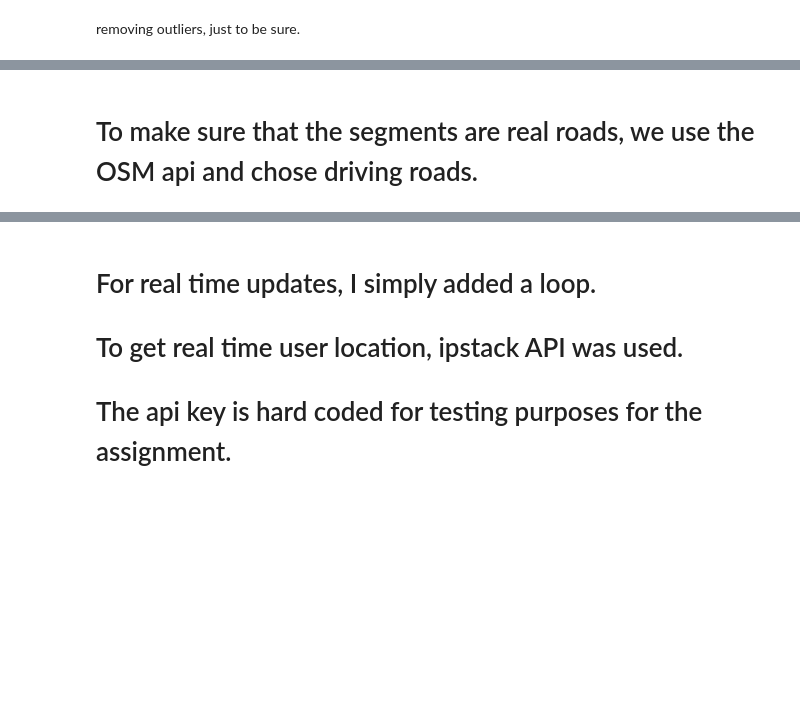
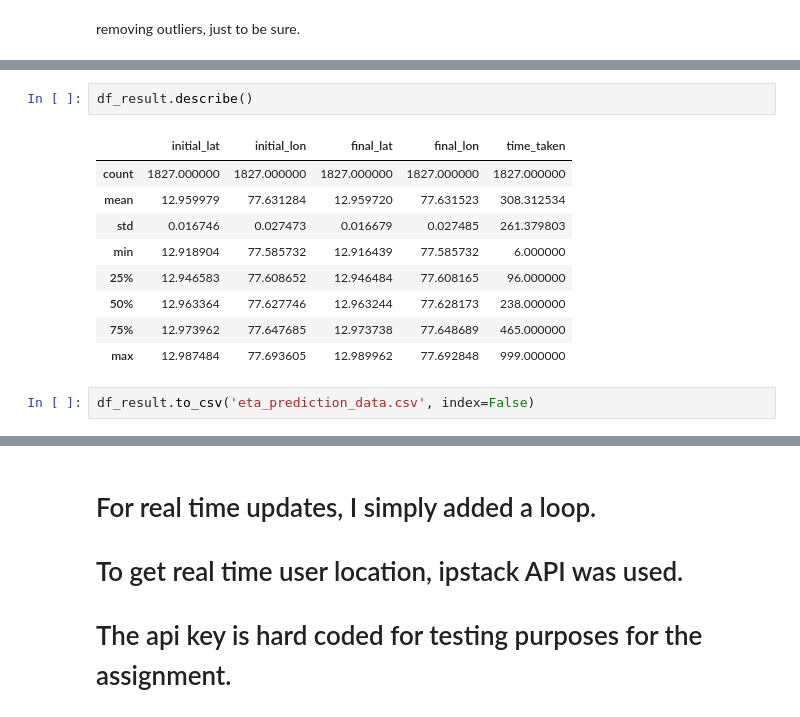
Before and after one commit to 0harjot0/ETA-prediction-at-a-segment-level, a Jupyter notebook: maps.ipynb, the cells around one changed output, grey strips where cells are left out. Cells and saved outputs as stored; diff of their text form; blank space fills up the shorter version.

```diff
--- a/maps.ipynb
+++ b/maps.ipynb
@@ -290,2 +183,14 @@ Estimated Time of Arrival (ETA) between the two locations: 16.869999999999997 mi
-# %% [markdown]
-# To make sure that the segments are real roads, we use the OSM api and chose driving roads.
+# %%
+df_result.describe()
+# %% [output]
+|  | initial_lat | initial_lon | final_lat | final_lon | time_taken |
+| count | 1827.000000 | 1827.000000 | 1827.000000 | 1827.000000 | 1827.000000 |
+| mean | 12.959979 | 77.631284 | 12.959720 | 77.631523 | 308.312534 |
+| std | 0.016746 | 0.027473 | 0.016679 | 0.027485 | 261.379803 |
+| min | 12.918904 | 77.585732 | 12.916439 | 77.585732 | 6.000000 |
+| 25% | 12.946583 | 77.608652 | 12.946484 | 77.608165 | 96.000000 |
+| 50% | 12.963364 | 77.627746 | 12.963244 | 77.628173 | 238.000000 |
+| 75% | 12.973962 | 77.647685 | 12.973738 | 77.648689 | 465.000000 |
+| max | 12.987484 | 77.693605 | 12.989962 | 77.692848 | 999.000000 |
+# %%
+df_result.to_csv('eta_prediction_data.csv', index=False)
```
Also changed, not shown: parts of 14 cells of this notebook, 1 other file.
